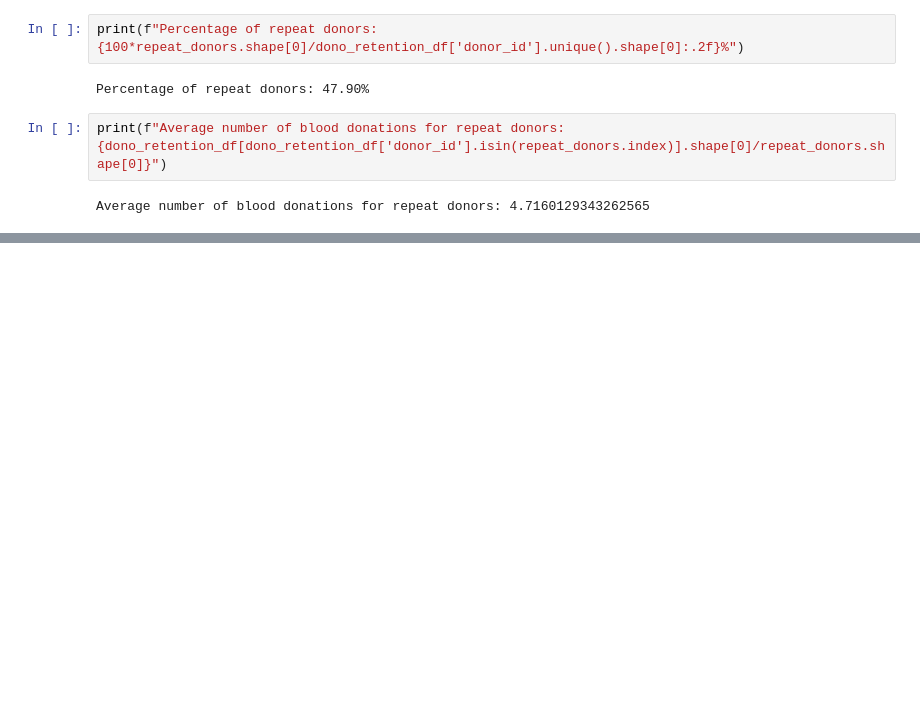
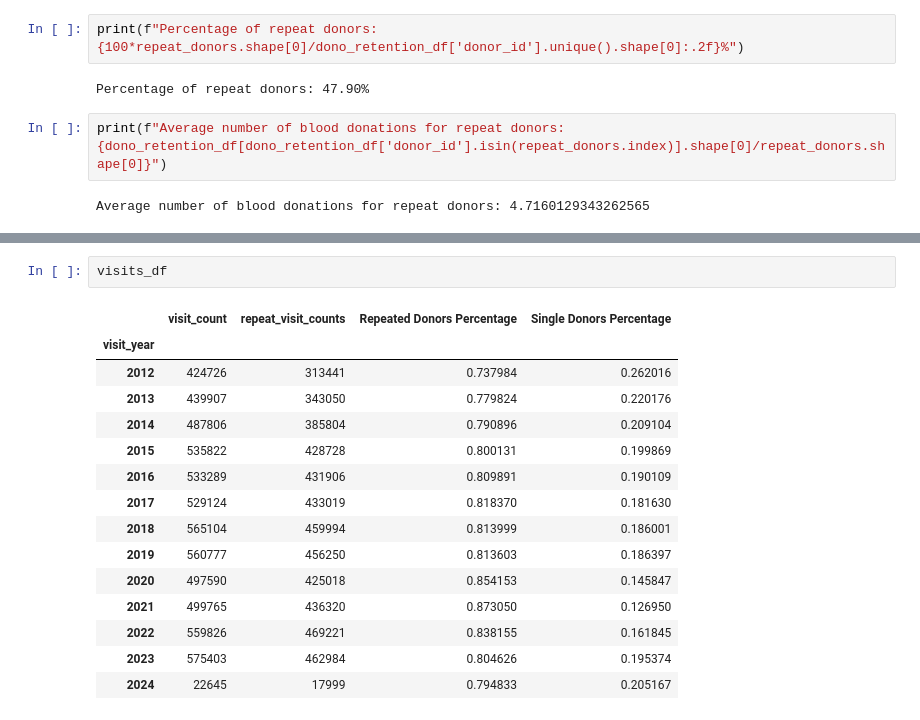
Before and after one commit to AbdulHafiiz/blood-donation-pipeline, a Jupyter notebook: testing.ipynb, the cells around one changed output, grey strips where cells are left out. Cells and saved outputs as stored; diff of their text form; blank space fills up the shorter version.

```diff
--- a/testing.ipynb
+++ b/testing.ipynb
@@ -281,0 +292,18 @@ Average number of blood donations for repeat donors: 4.7160129343262565
+# %%
+visits_df
+# %% [output]
+|  | visit_count | repeat_visit_counts | Repeated Donors Percentage | Single Donors Percentage |
+| visit_year |  |  |  |  |
+| 2012 | 424726 | 313441 | 0.737984 | 0.262016 |
+| 2013 | 439907 | 343050 | 0.779824 | 0.220176 |
+| 2014 | 487806 | 385804 | 0.790896 | 0.209104 |
+| 2015 | 535822 | 428728 | 0.800131 | 0.199869 |
+| 2016 | 533289 | 431906 | 0.809891 | 0.190109 |
+| 2017 | 529124 | 433019 | 0.818370 | 0.181630 |
+| 2018 | 565104 | 459994 | 0.813999 | 0.186001 |
+| 2019 | 560777 | 456250 | 0.813603 | 0.186397 |
+| 2020 | 497590 | 425018 | 0.854153 | 0.145847 |
+| 2021 | 499765 | 436320 | 0.873050 | 0.126950 |
+| 2022 | 559826 | 469221 | 0.838155 | 0.161845 |
+| 2023 | 575403 | 462984 | 0.804626 | 0.195374 |
+| 2024 | 22645 | 17999 | 0.794833 | 0.205167 |
```
Also changed, not shown: parts of 2 cells of this notebook.
